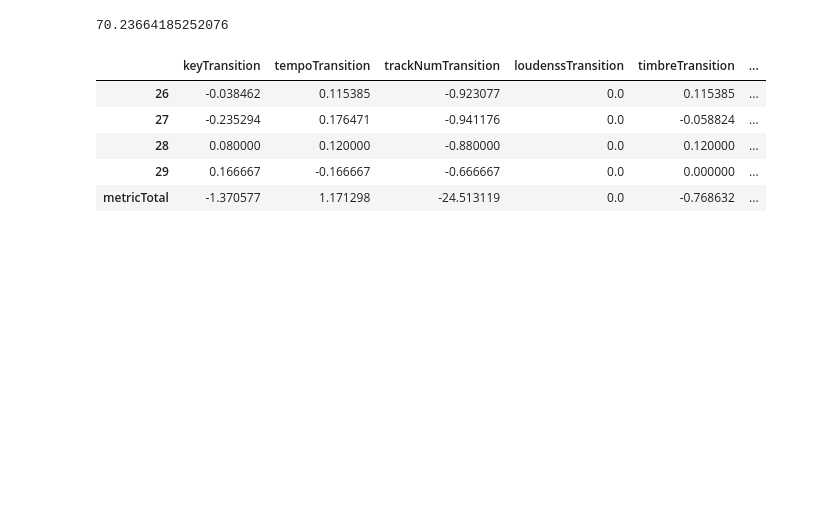
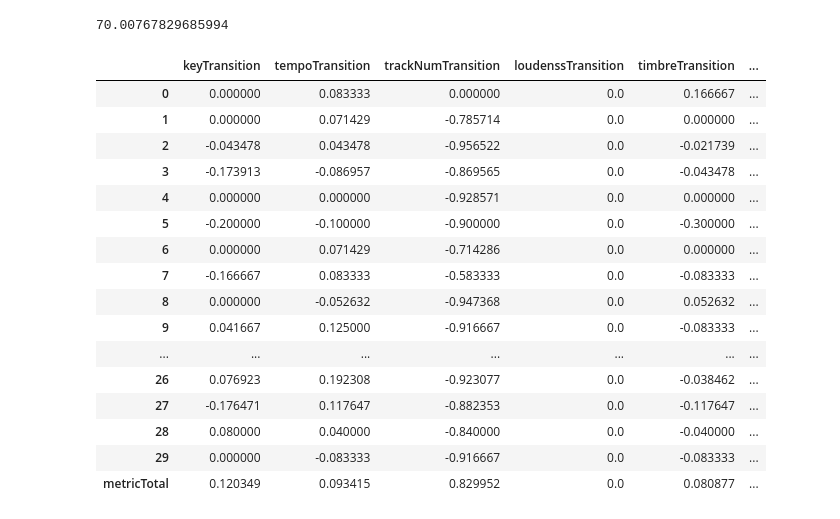
Before and after one commit to crispianm/SpotifySmartSort, a Jupyter notebook: playlist_testing.ipynb, the cells around one changed output. Saved outputs shown, nothing was run; the diff lists cells and outputs as text; code cells hidden in the pictures; blank space fills up the shorter version.

```diff
--- a/playlist_testing.ipynb
+++ b/playlist_testing.ipynb
@@ -151,23 +151,34 @@ for playlist_id in playlist_ids:
 # %%
 print(np.mean(mean_squared_errors))
 
 evaluation_vector_titles = ['keyTransition', 'tempoTransition', 'trackNumTransition', 'loudenssTransition', 'timbreTransition',
                             'danceabilityTransition', 'energyTransition', 'speechinessTransition','acousticnessTransition',
                             'instrumentalnessTransition', 'livenessTransition', 'valenceTransition']
 eval_changes_df = pd.DataFrame.from_records(eval_changes, columns=evaluation_vector_titles)
 
-eval_changes_df['trackTotal'] = eval_changes_df.sum(numeric_only=True, axis=1)
-eval_changes_df.loc['metricTotal'] = eval_changes_df.sum(numeric_only=True, axis=0)
+eval_changes_df['trackTotal'] = eval_changes_df.abs().mean(numeric_only=True, axis=1)
+eval_changes_df.loc['metricTotal'] = eval_changes_df.abs().mean(numeric_only=True, axis=0)
 
-eval_changes_df.tail()
+eval_changes_df
 # %% [output]
-70.23664185252076
+70.00767829685994
 |  | keyTransition | tempoTransition | trackNumTransition | loudenssTransition | timbreTransition | ... |
-| 26 | -0.038462 | 0.115385 | -0.923077 | 0.0 | 0.115385 | ... |
-| 27 | -0.235294 | 0.176471 | -0.941176 | 0.0 | -0.058824 | ... |
-| 28 | 0.080000 | 0.120000 | -0.880000 | 0.0 | 0.120000 | ... |
-| 29 | 0.166667 | -0.166667 | -0.666667 | 0.0 | 0.000000 | ... |
-| metricTotal | -1.370577 | 1.171298 | -24.513119 | 0.0 | -0.768632 | ... |
+| 0 | 0.000000 | 0.083333 | 0.000000 | 0.0 | 0.166667 | ... |
+| 1 | 0.000000 | 0.071429 | -0.785714 | 0.0 | 0.000000 | ... |
+| 2 | -0.043478 | 0.043478 | -0.956522 | 0.0 | -0.021739 | ... |
+| 3 | -0.173913 | -0.086957 | -0.869565 | 0.0 | -0.043478 | ... |
+| 4 | 0.000000 | 0.000000 | -0.928571 | 0.0 | 0.000000 | ... |
+| 5 | -0.200000 | -0.100000 | -0.900000 | 0.0 | -0.300000 | ... |
+| 6 | 0.000000 | 0.071429 | -0.714286 | 0.0 | 0.000000 | ... |
+| 7 | -0.166667 | 0.083333 | -0.583333 | 0.0 | -0.083333 | ... |
+| 8 | 0.000000 | -0.052632 | -0.947368 | 0.0 | 0.052632 | ... |
+| 9 | 0.041667 | 0.125000 | -0.916667 | 0.0 | -0.083333 | ... |
+| ... | ... | ... | ... | ... | ... | ... |
+| 26 | 0.076923 | 0.192308 | -0.923077 | 0.0 | -0.038462 | ... |
+| 27 | -0.176471 | 0.117647 | -0.882353 | 0.0 | -0.117647 | ... |
+| 28 | 0.080000 | 0.040000 | -0.840000 | 0.0 | -0.040000 | ... |
+| 29 | 0.000000 | -0.083333 | -0.916667 | 0.0 | -0.083333 | ... |
+| metricTotal | 0.120349 | 0.093415 | 0.829952 | 0.0 | 0.080877 | ... |
 # %%
 # Evalute all tracks with autoencoder
 
```
Also changed, not shown: parts of 2 cells of this notebook.
